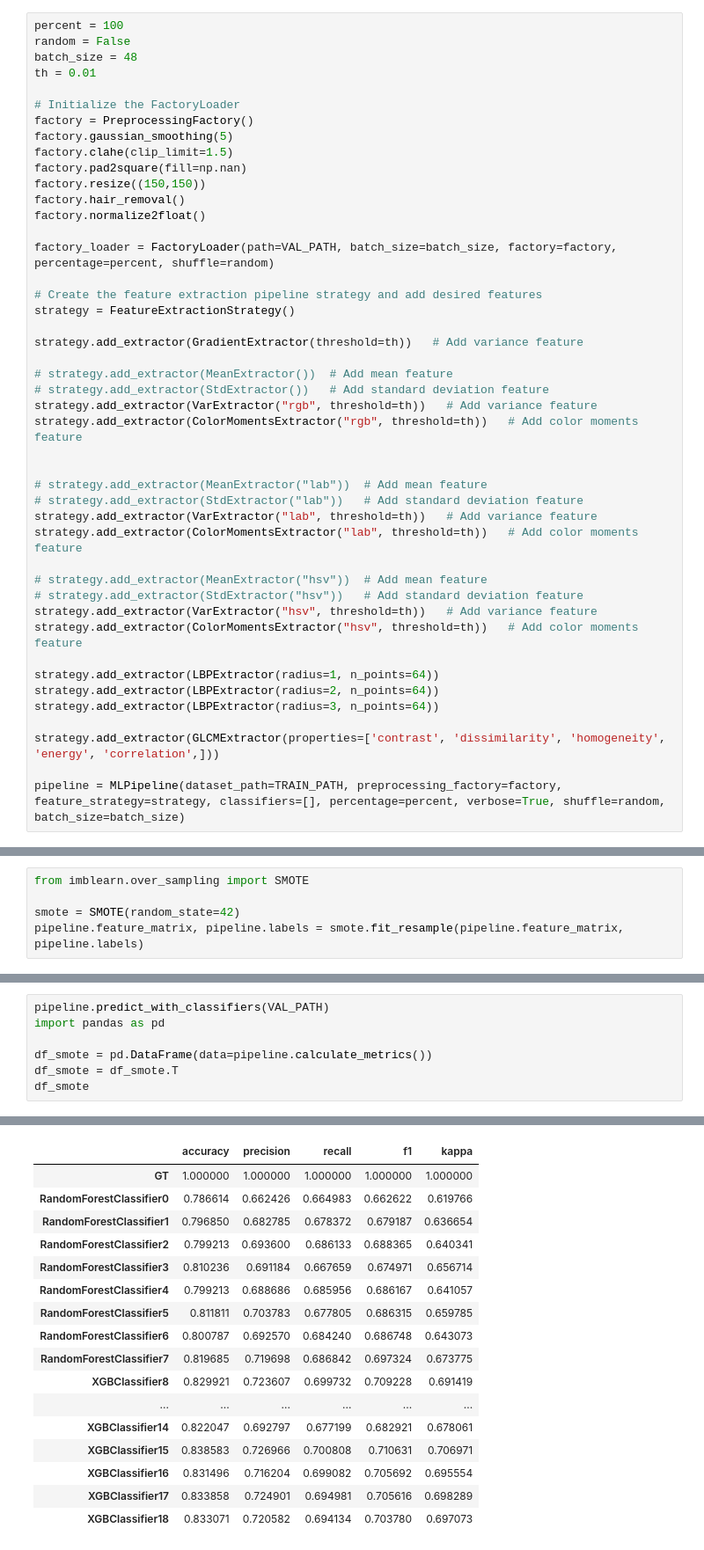
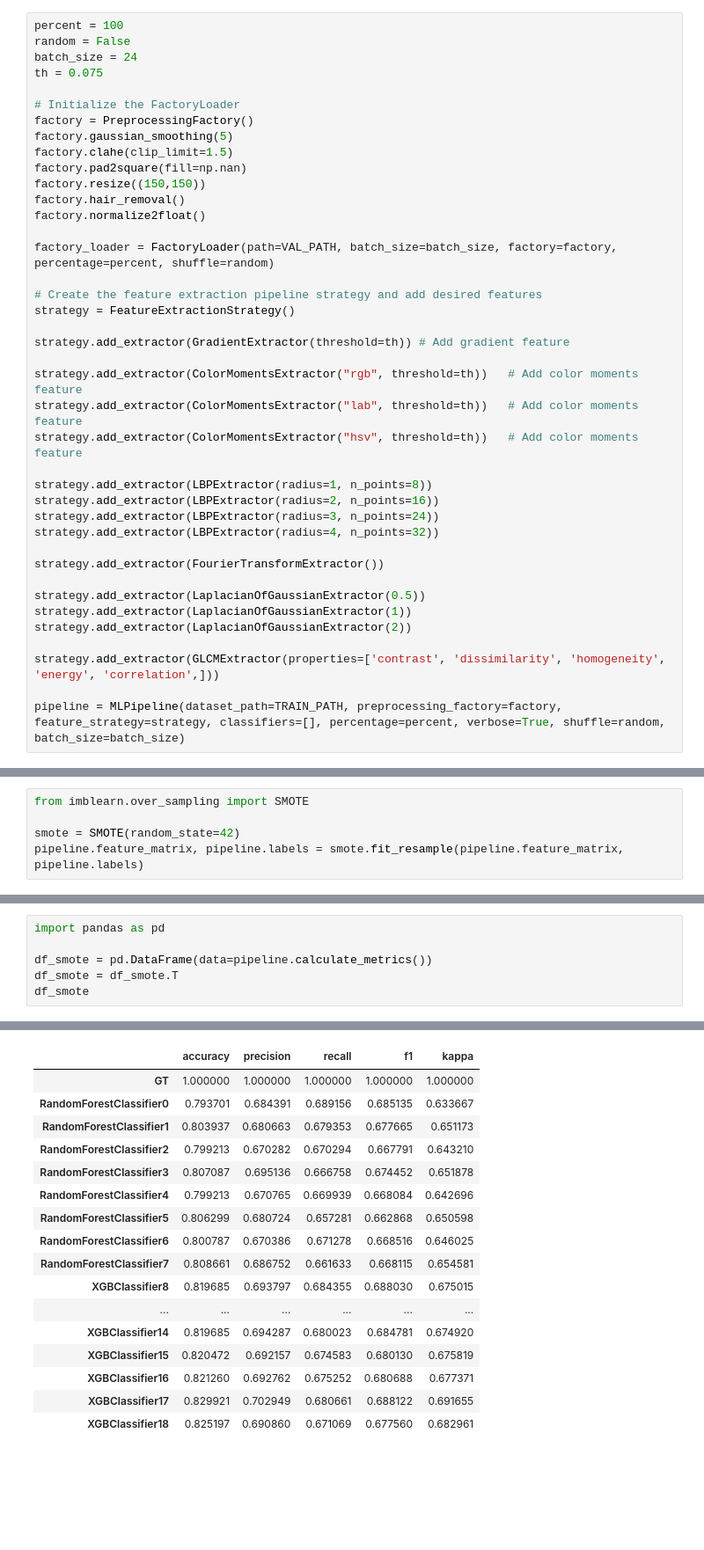
Before and after one commit to gimesia/CADx-Project, a Jupyter notebook: 1_ML/Ch2/ARON_MLmulti_features2_copy1_less_lbp_th001.ipynb, the cells around one changed output, grey strips where cells are left out. Shown: that part at 88% size. Drawn from its saved outputs; the diff is of its cells as text; blank space fills up the shorter version.

```diff
--- a/1_ML/Ch2/ARON_MLmulti_features2_copy1_less_lbp_th001.ipynb
+++ b/1_ML/Ch2/ARON_MLmulti_features2_copy1_less_lbp_th001.ipynb
@@ -13,8 +17,8 @@ TRAIN_PATH = r"C:\Users\gimes\Src\repos\CADx-Project\dataset\multiclass\train"
 # %%
 percent = 100
 random = False
-batch_size = 48
-th = 0.01
+batch_size = 24
+th = 0.075
 
 # Initialize the FactoryLoader
 factory = PreprocessingFactory()
@@ -30,27 +34,22 @@ factory_loader = FactoryLoader(path=VAL_PATH, batch_size=batch_size, factory=fac
 # Create the feature extraction pipeline strategy and add desired features
 strategy = FeatureExtractionStrategy()
 
-strategy.add_extractor(GradientExtractor(threshold=th))   # Add variance feature
+strategy.add_extractor(GradientExtractor(threshold=th)) # Add gradient feature
 
-# strategy.add_extractor(MeanExtractor())  # Add mean feature
-# strategy.add_extractor(StdExtractor())   # Add standard deviation feature
-strategy.add_extractor(VarExtractor("rgb", threshold=th))   # Add variance feature
 strategy.add_extractor(ColorMomentsExtractor("rgb", threshold=th))   # Add color moments feature
-
-
-# strategy.add_extractor(MeanExtractor("lab"))  # Add mean feature
-# strategy.add_extractor(StdExtractor("lab"))   # Add standard deviation feature
-strategy.add_extractor(VarExtractor("lab", threshold=th))   # Add variance feature
 strategy.add_extractor(ColorMomentsExtractor("lab", threshold=th))   # Add color moments feature
-
-# strategy.add_extractor(MeanExtractor("hsv"))  # Add mean feature
-# strategy.add_extractor(StdExtractor("hsv"))   # Add standard deviation feature
-strategy.add_extractor(VarExtractor("hsv", threshold=th))   # Add variance feature
 strategy.add_extractor(ColorMomentsExtractor("hsv", threshold=th))   # Add color moments feature
 
-strategy.add_extractor(LBPExtractor(radius=1, n_points=64))
-strategy.add_extractor(LBPExtractor(radius=2, n_points=64))
-strategy.add_extractor(LBPExtractor(radius=3, n_points=64))
+strategy.add_extractor(LBPExtractor(radius=1, n_points=8))
+strategy.add_extractor(LBPExtractor(radius=2, n_points=16))
+strategy.add_extractor(LBPExtractor(radius=3, n_points=24))
+strategy.add_extractor(LBPExtractor(radius=4, n_points=32))
+
+strategy.add_extractor(FourierTransformExtractor())
+
+strategy.add_extractor(LaplacianOfGaussianExtractor(0.5))
+strategy.add_extractor(LaplacianOfGaussianExtractor(1))
+strategy.add_extractor(LaplacianOfGaussianExtractor(2))
 
 strategy.add_extractor(GLCMExtractor(properties=['contrast', 'dissimilarity', 'homogeneity', 'energy', 'correlation',]))
 
@@ -354,5 +376,4 @@ INFO:utils.ml:Predictions made with classifier: XGBClassifier18
 # %%
-pipeline.predict_with_classifiers(VAL_PATH)
 import pandas as pd
 
 df_smote = pd.DataFrame(data=pipeline.calculate_metrics())
@@ -411,18 +423,18 @@ cannot access local variable 'report' where it is not associated with a value
 |  | accuracy | precision | recall | f1 | kappa |
 | GT | 1.000000 | 1.000000 | 1.000000 | 1.000000 | 1.000000 |
-| RandomForestClassifier0 | 0.786614 | 0.662426 | 0.664983 | 0.662622 | 0.619766 |
-| RandomForestClassifier1 | 0.796850 | 0.682785 | 0.678372 | 0.679187 | 0.636654 |
-| RandomForestClassifier2 | 0.799213 | 0.693600 | 0.686133 | 0.688365 | 0.640341 |
-| RandomForestClassifier3 | 0.810236 | 0.691184 | 0.667659 | 0.674971 | 0.656714 |
-| RandomForestClassifier4 | 0.799213 | 0.688686 | 0.685956 | 0.686167 | 0.641057 |
-| RandomForestClassifier5 | 0.811811 | 0.703783 | 0.677805 | 0.686315 | 0.659785 |
-| RandomForestClassifier6 | 0.800787 | 0.692570 | 0.684240 | 0.686748 | 0.643073 |
-| RandomForestClassifier7 | 0.819685 | 0.719698 | 0.686842 | 0.697324 | 0.673775 |
-| XGBClassifier8 | 0.829921 | 0.723607 | 0.699732 | 0.709228 | 0.691419 |
+| RandomForestClassifier0 | 0.793701 | 0.684391 | 0.689156 | 0.685135 | 0.633667 |
+| RandomForestClassifier1 | 0.803937 | 0.680663 | 0.679353 | 0.677665 | 0.651173 |
+| RandomForestClassifier2 | 0.799213 | 0.670282 | 0.670294 | 0.667791 | 0.643210 |
+| RandomForestClassifier3 | 0.807087 | 0.695136 | 0.666758 | 0.674452 | 0.651878 |
+| RandomForestClassifier4 | 0.799213 | 0.670765 | 0.669939 | 0.668084 | 0.642696 |
+| RandomForestClassifier5 | 0.806299 | 0.680724 | 0.657281 | 0.662868 | 0.650598 |
+| RandomForestClassifier6 | 0.800787 | 0.670386 | 0.671278 | 0.668516 | 0.646025 |
+| RandomForestClassifier7 | 0.808661 | 0.686752 | 0.661633 | 0.668115 | 0.654581 |
+| XGBClassifier8 | 0.819685 | 0.693797 | 0.684355 | 0.688030 | 0.675015 |
 | ... | ... | ... | ... | ... | ... |
-| XGBClassifier14 | 0.822047 | 0.692797 | 0.677199 | 0.682921 | 0.678061 |
-| XGBClassifier15 | 0.838583 | 0.726966 | 0.700808 | 0.710631 | 0.706971 |
-| XGBClassifier16 | 0.831496 | 0.716204 | 0.699082 | 0.705692 | 0.695554 |
-| XGBClassifier17 | 0.833858 | 0.724901 | 0.694981 | 0.705616 | 0.698289 |
-| XGBClassifier18 | 0.833071 | 0.720582 | 0.694134 | 0.703780 | 0.697073 |
+| XGBClassifier14 | 0.819685 | 0.694287 | 0.680023 | 0.684781 | 0.674920 |
+| XGBClassifier15 | 0.820472 | 0.692157 | 0.674583 | 0.680130 | 0.675819 |
+| XGBClassifier16 | 0.821260 | 0.692762 | 0.675252 | 0.680688 | 0.677371 |
+| XGBClassifier17 | 0.829921 | 0.702949 | 0.680661 | 0.688122 | 0.691655 |
+| XGBClassifier18 | 0.825197 | 0.690860 | 0.671069 | 0.677560 | 0.682961 |
 # %%
```
Also changed, not shown: parts of 22 cells of this notebook, 16 other files.
